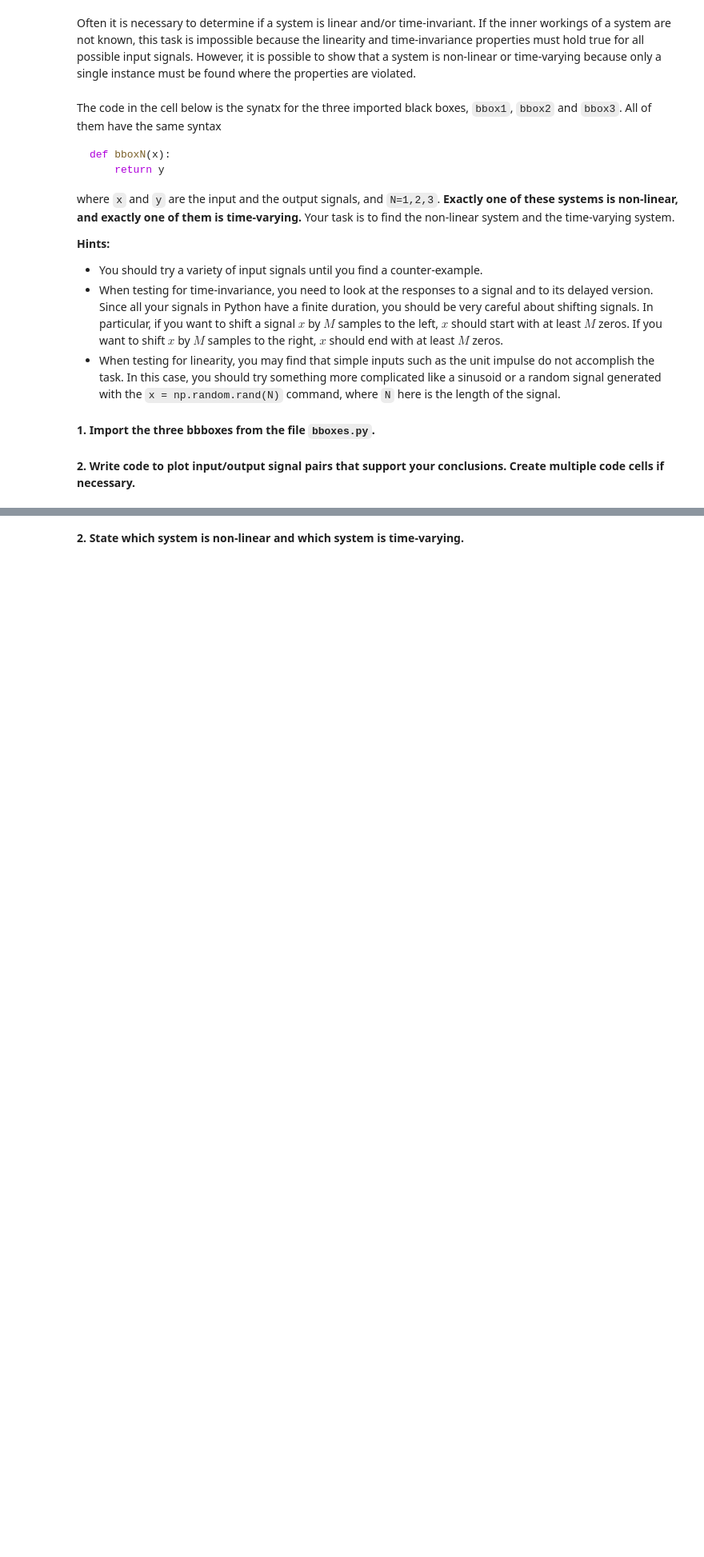
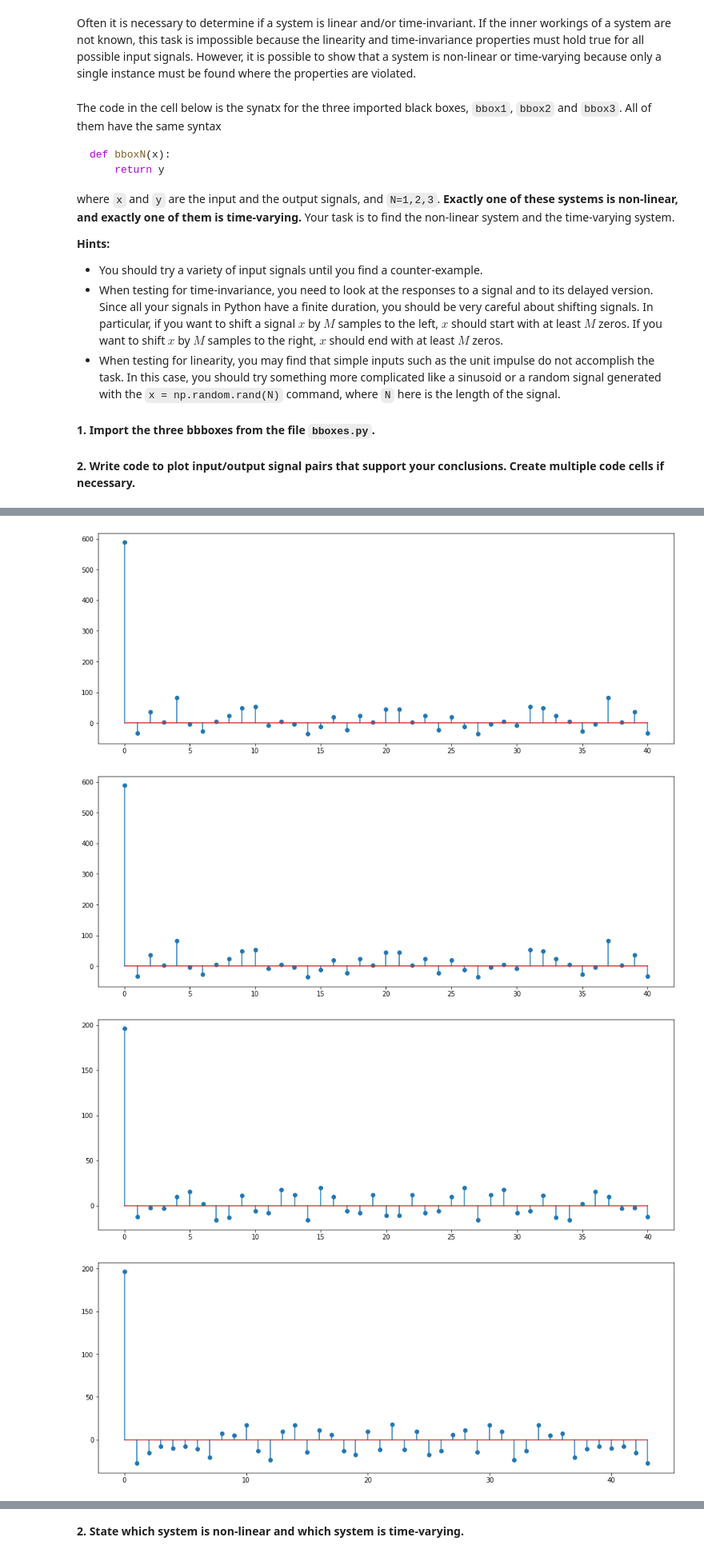
Before and after one commit to cdavin2/dsp_lab02, a Jupyter notebook: lab02_instructions.ipynb, the cells around one changed output, grey strips where cells are left out. Shown at 80% size. Cells and saved outputs as stored; diff of their text form; code cells hidden in the pictures; blank space fills up the shorter version.

```diff
--- a/lab02_instructions.ipynb
+++ b/lab02_instructions.ipynb
@@ -401,0 +435,37 @@ TypeError: ignored
+# %%
+#linearity for bbox 2
+a = .7
+b = 2.5
+f1 = np.random.randint(10, size = 41)
+f2 = np.random.randint(10, size = 41)
+
+s1 = a * bbox2(f1) + b * bbox2(f2)
+s2 = bbox2(a * f1 + b * f2)
+
+plt.stem(s1)
+plt.show()
+
+plt.stem(s2)
+plt.show()
+
+#time variance for bbox 2 (time varying)
+
+f1 = np.random.randint(10, size = 41)
+f2 = np.zeros(41+3)
+
+for i in range(3, 41+3):
+  f2[i] = f1[i-3]
+
+s1 = bbox2(f1)
+s2 = bbox2(f2)
+
+plt.stem(s1)
+plt.show()
+
+plt.stem(s2)
+plt.show()
+# %% [output]
+[figure, added]
+[figure, added]
+[figure, added]
+[figure, added]
```
Also changed, not shown: parts of 11 cells of this notebook.
